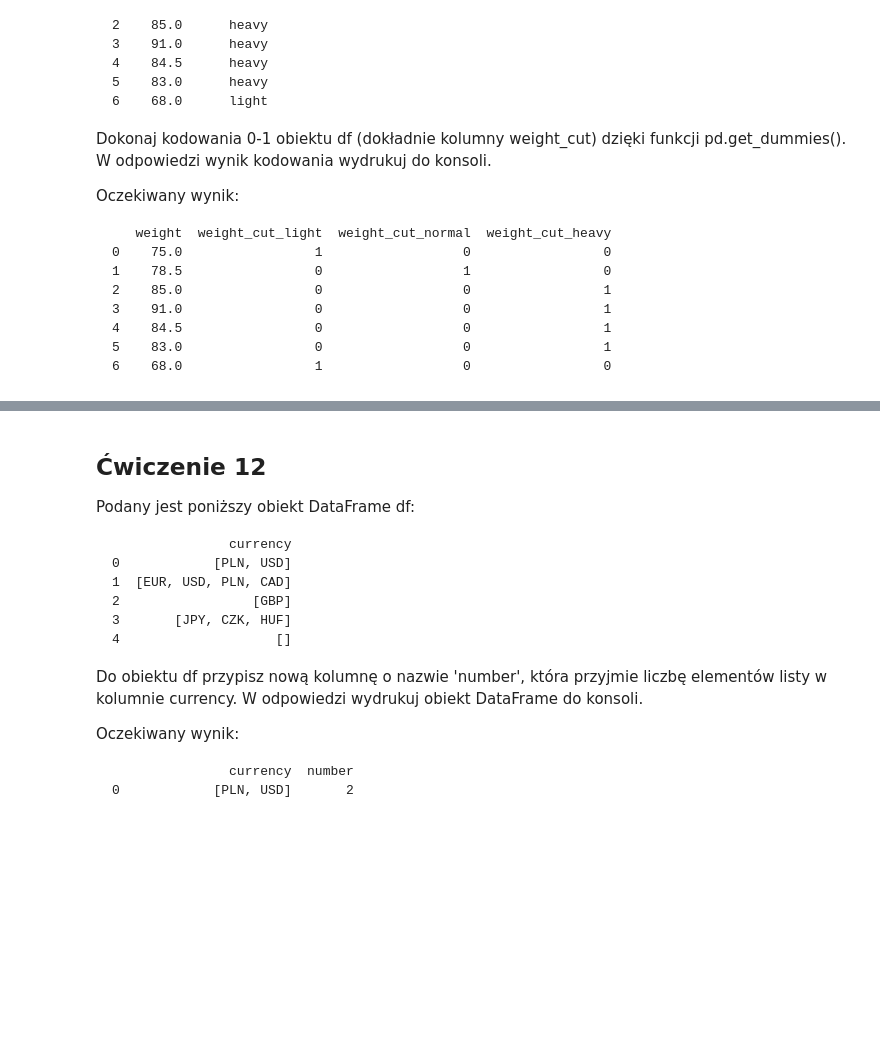
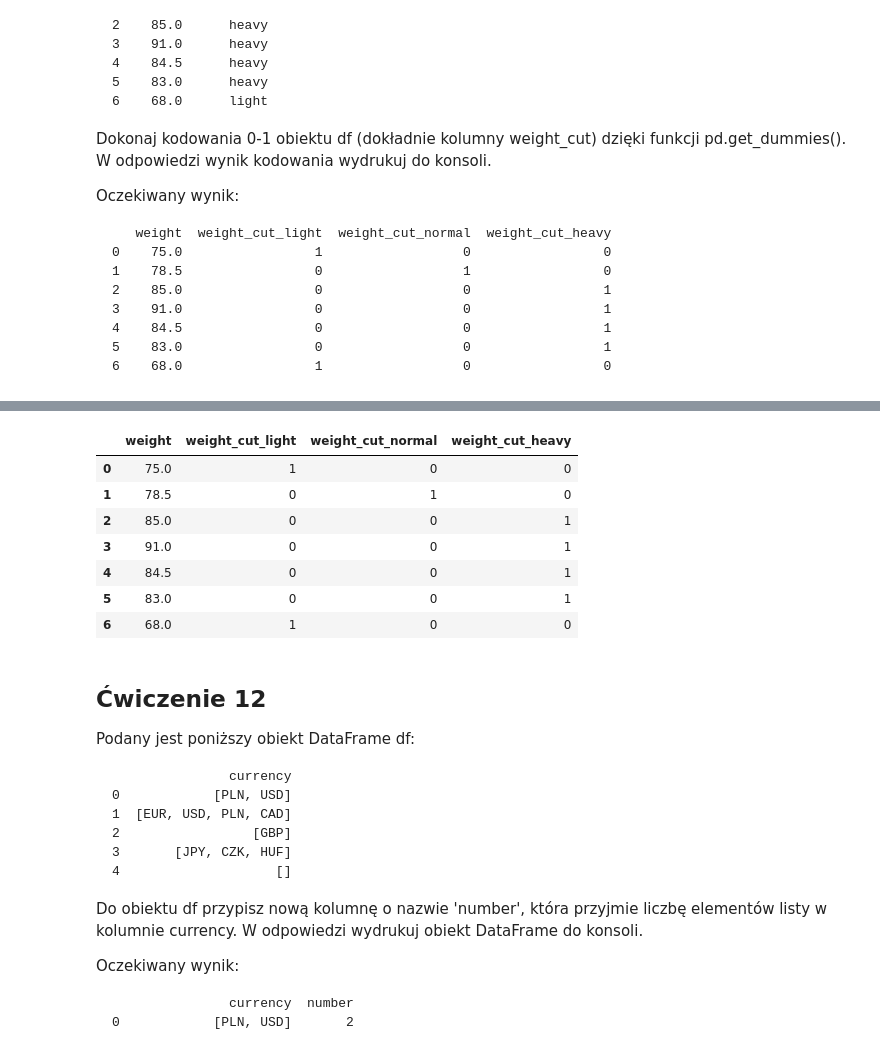
Before and after one commit to tomasz450/Uczenie-maszynowe-w-Python-25-11-24, a Jupyter notebook: 8. ZADANIA/machine learning/11-20/11-20 zadania machine learning.ipynb, the cells around one changed output, grey strips where cells are left out. Drawn from its saved outputs; the diff is of its cells as text; code cells hidden in the pictures; blank space fills up the shorter version.

```diff
--- a/8. ZADANIA/machine learning/11-20/11-20 zadania machine learning.ipynb
+++ b/8. ZADANIA/machine learning/11-20/11-20 zadania machine learning.ipynb
@@ -48,3 +57,15 @@ df['weight_cut'] = pd.cut(
+# %%
+encoded_df = pd.get_dummies(df, columns=['weight_cut'], prefix='weight_cut', dtype=int)
+encoded_df
+# %% [output]
+|  | weight | weight_cut_light | weight_cut_normal | weight_cut_heavy |
+| 0 | 75.0 | 1 | 0 | 0 |
+| 1 | 78.5 | 0 | 1 | 0 |
+| 2 | 85.0 | 0 | 0 | 1 |
+| 3 | 91.0 | 0 | 0 | 1 |
+| 4 | 84.5 | 0 | 0 | 1 |
+| 5 | 83.0 | 0 | 0 | 1 |
+| 6 | 68.0 | 1 | 0 | 0 |
 # %% [markdown]
 ## Ćwiczenie 12
 Podany jest poniższy obiekt DataFrame df:
```
Also changed, not shown: parts of 32 cells of this notebook, 2 other files.
